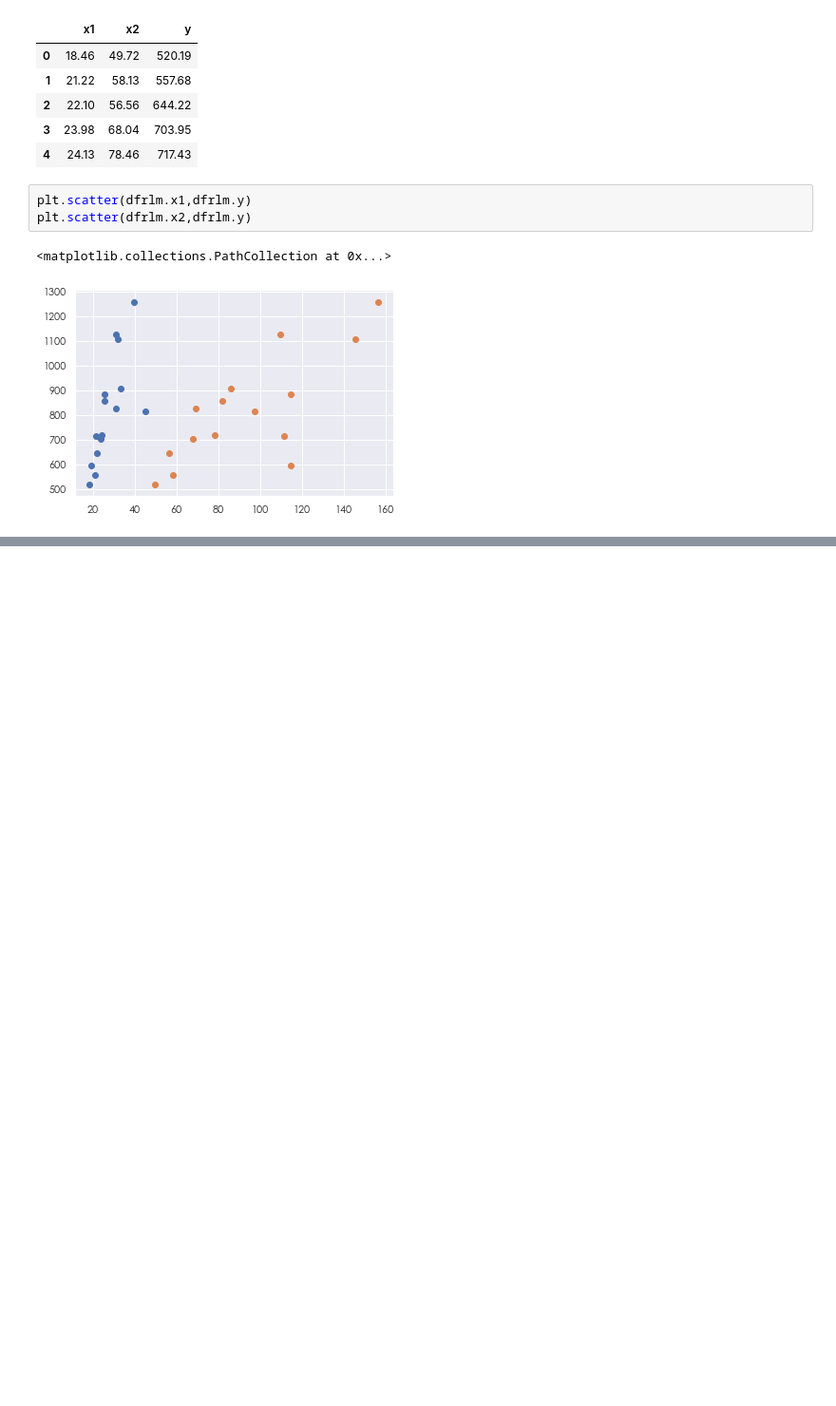
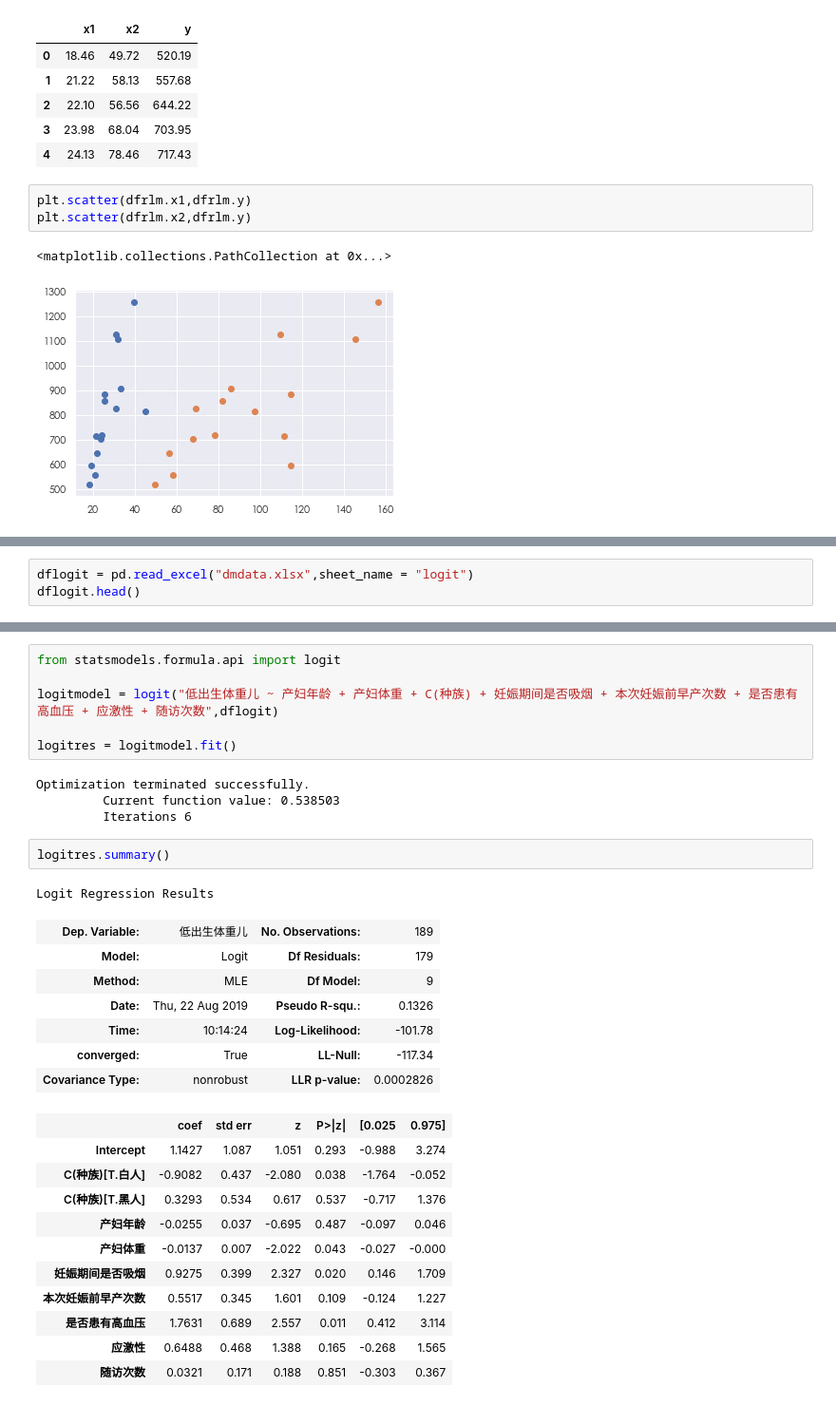
Before and after one commit to IamZY/DataAnalysis, a Jupyter notebook: pandas/Python统计模型.ipynb, the cells around one changed output, grey strips where cells are left out. Shown: that part at 95% size. Drawn from its saved outputs; the diff is of its cells as text; blank space fills up the shorter version.

```diff
--- a/pandas/Python统计模型.ipynb
+++ b/pandas/Python统计模型.ipynb
@@ -685,0 +656,3 @@ strong multicollinearity or other numerical problems.
+# %%
+dflogit = pd.read_excel("dmdata.xlsx",sheet_name = "logit")
+dflogit.head()
@@ -685,0 +678,32 @@ strong multicollinearity or other numerical problems.
+# %%
+from statsmodels.formula.api import logit
+
+logitmodel = logit("低出生体重儿 ~ 产妇年龄 + 产妇体重 + C(种族) + 妊娠期间是否吸烟 + 本次妊娠前早产次数 + 是否患有高血压 + 应激性 + 随访次数",dflogit)
+
+logitres = logitmodel.fit()
+# %% [output]
+Optimization terminated successfully.
+         Current function value: 0.538503
+         Iterations 6
+# %%
+logitres.summary()
+# %% [output]
+Logit Regression Results
+| Dep. Variable: | 低出生体重儿 | No. Observations: | 189 |
+| Model: | Logit | Df Residuals: | 179 |
+| Method: | MLE | Df Model: | 9 |
+| Date: | Thu, 22 Aug 2019 | Pseudo R-squ.: | 0.1326 |
+| Time: | 10:14:24 | Log-Likelihood: | -101.78 |
+| converged: | True | LL-Null: | -117.34 |
+| Covariance Type: | nonrobust | LLR p-value: | 0.0002826 |
+|  | coef | std err | z | P>|z| | [0.025 | 0.975] |
+| Intercept | 1.1427 | 1.087 | 1.051 | 0.293 | -0.988 | 3.274 |
+| C(种族)[T.白人] | -0.9082 | 0.437 | -2.080 | 0.038 | -1.764 | -0.052 |
+| C(种族)[T.黑人] | 0.3293 | 0.534 | 0.617 | 0.537 | -0.717 | 1.376 |
+| 产妇年龄 | -0.0255 | 0.037 | -0.695 | 0.487 | -0.097 | 0.046 |
+| 产妇体重 | -0.0137 | 0.007 | -2.022 | 0.043 | -0.027 | -0.000 |
+| 妊娠期间是否吸烟 | 0.9275 | 0.399 | 2.327 | 0.020 | 0.146 | 1.709 |
+| 本次妊娠前早产次数 | 0.5517 | 0.345 | 1.601 | 0.109 | -0.124 | 1.227 |
+| 是否患有高血压 | 1.7631 | 0.689 | 2.557 | 0.011 | 0.412 | 3.114 |
+| 应激性 | 0.6488 | 0.468 | 1.388 | 0.165 | -0.268 | 1.565 |
+| 随访次数 | 0.0321 | 0.171 | 0.188 | 0.851 | -0.303 | 0.367 |
```
Also changed, not shown: parts of 43 cells of this notebook.
